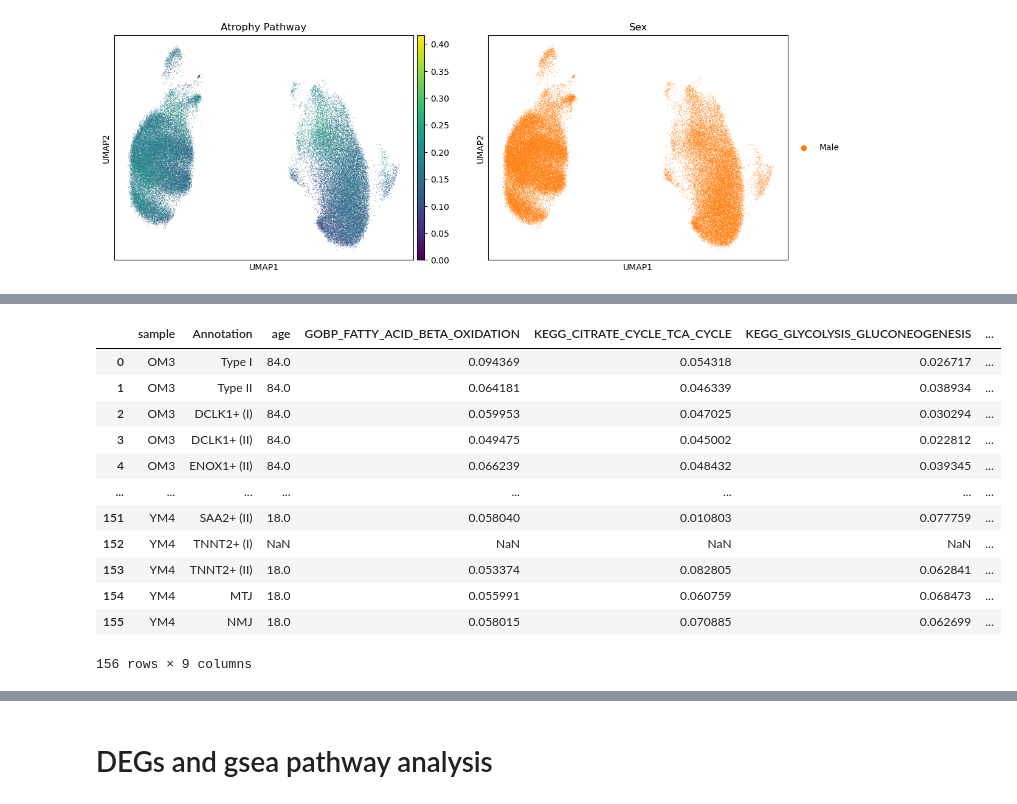
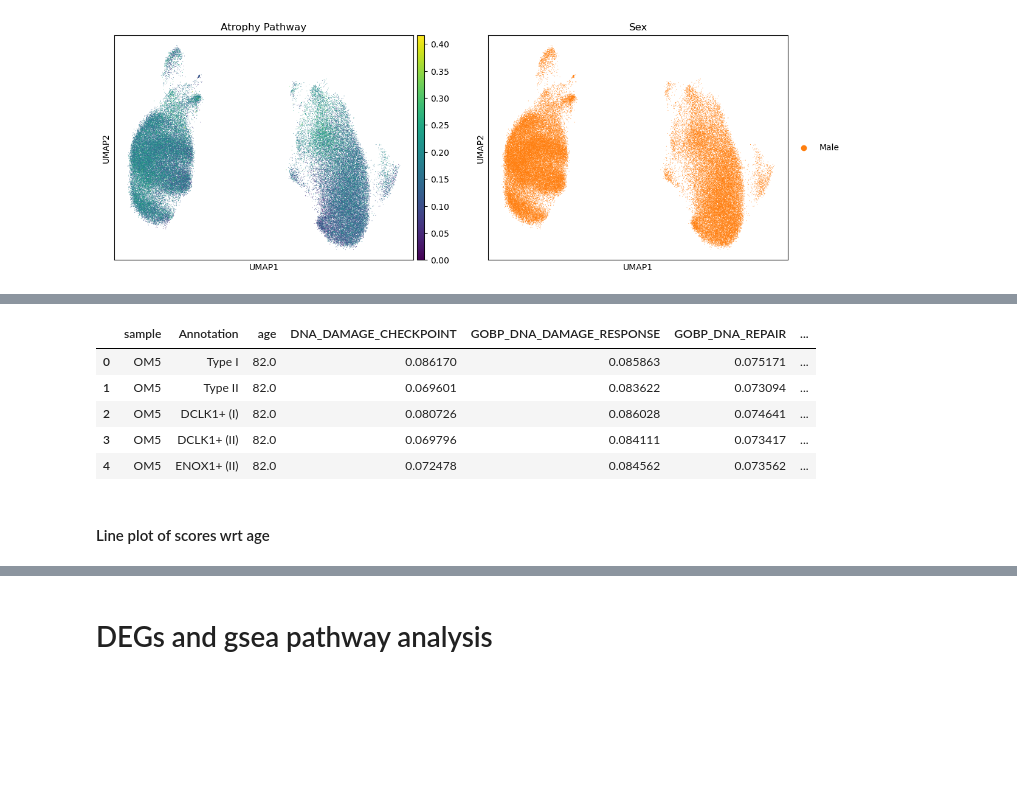
Before and after one commit to sachha-naksha/SKM_multimodal_analysis, a Jupyter notebook: py_scripts/gsea_analysis.ipynb, the cells around one changed output, grey strips where cells are left out. Saved outputs shown, nothing was run; the diff lists cells and outputs as text; code cells hidden in the pictures; blank space fills up the shorter version.

```diff
--- a/py_scripts/gsea_analysis.ipynb
+++ b/py_scripts/gsea_analysis.ipynb
@@ -209,14 +227,14 @@ decoupler.run_aucell(
 CPU times: user 14min 27s, sys: 31min 30s, total: 45min 57s
 Wall time: 5min 22s
 # %%
-# dna_damage_and_repair_pathways = [
-#     "DNA_DAMAGE_CHECKPOINT",
-#     "GOBP_DNA_DAMAGE_RESPONSE",
-#     "GOBP_DNA_REPAIR",
-#     "HALLMARK_DNA_REPAIR",
-#     "REACTOME_DNA_REPAIR",
-#     "REACTOME_G1_S_DNA_DAMAGE_CHECKPOINTS"
-# ]
+dna_damage_and_repair_pathways = [
+    "DNA_DAMAGE_CHECKPOINT",
+    "GOBP_DNA_DAMAGE_RESPONSE",
+    "GOBP_DNA_REPAIR",
+    "HALLMARK_DNA_REPAIR",
+    "REACTOME_DNA_REPAIR",
+    "REACTOME_G1_S_DNA_DAMAGE_CHECKPOINTS"
+]
 # metabolic_pathways = [
 #     "GOBP_FATTY_ACID_BETA_OXIDATION",
 #     "KEGG_CITRATE_CYCLE_TCA_CYCLE",
@@ -225,7 +243,7 @@ Wall time: 5min 22s
 #     "REACTOME_BRANCHED_CHAIN_AMINO_ACID_CATABOLISM",
 #     "REACTOME_GLUTAMATE_AND_GLUTAMINE_METABOLISM"
 # ]
-adata_male.obs["Atrophy Pathway"] = adata_male.obsm["aucell_estimate"]["Atrophy Pathway (PMID: 31325479)"]
+#adata_male.obs["Atrophy Pathway"] = adata_male.obsm["aucell_estimate"]["Atrophy Pathway (PMID: 31325479)"]
 # %% [markdown]
 ### Plot samples ordered by score to select outliers for bar-plot comparitive analysis between cohorts
 # %%
@@ -247,0 +480,2 @@ adata_male.write_h5ad(os.path.join(out_tmp, 'myofibers_male.h5ad'))
+# %%
+adata_male_downsampled = adata_male[adata_male.obs['sample'].isin(['P5', 'P13', 'OM5', 'OM7'])].copy()
@@ -248,23 +487,16 @@ adata_male.write_h5ad(os.path.join(out_tmp, 'myofibers_male.h5ad'))
 # %%
 # get a df of sample ID, sample score per cell type and age
-sample_scores = adata_male.obs[['sample','age', 'Annotation'] + metabolic_pathways].copy()
+sample_scores = adata_male_downsampled.obs[['sample','age', 'Annotation']+ dna_damage_and_repair_pathways].copy()
 # average scores per sample and group by Annotation
 sample_scores_avg = sample_scores.groupby(['sample', 'Annotation']).mean().reset_index()
-sample_scores_avg
+sample_scores_avg.head()
 # %% [output]
-|  | sample | Annotation | age | GOBP_FATTY_ACID_BETA_OXIDATION | KEGG_CITRATE_CYCLE_TCA_CYCLE | KEGG_GLYCOLYSIS_GLUCONEOGENESIS | ... |
-| 0 | OM3 | Type I | 84.0 | 0.094369 | 0.054318 | 0.026717 | ... |
-| 1 | OM3 | Type II | 84.0 | 0.064181 | 0.046339 | 0.038934 | ... |
-| 2 | OM3 | DCLK1+ (I) | 84.0 | 0.059953 | 0.047025 | 0.030294 | ... |
-| 3 | OM3 | DCLK1+ (II) | 84.0 | 0.049475 | 0.045002 | 0.022812 | ... |
-| 4 | OM3 | ENOX1+ (II) | 84.0 | 0.066239 | 0.048432 | 0.039345 | ... |
-| ... | ... | ... | ... | ... | ... | ... | ... |
-| 151 | YM4 | SAA2+ (II) | 18.0 | 0.058040 | 0.010803 | 0.077759 | ... |
-| 152 | YM4 | TNNT2+ (I) | NaN | NaN | NaN | NaN | ... |
-| 153 | YM4 | TNNT2+ (II) | 18.0 | 0.053374 | 0.082805 | 0.062841 | ... |
-| 154 | YM4 | MTJ | 18.0 | 0.055991 | 0.060759 | 0.068473 | ... |
-| 155 | YM4 | NMJ | 18.0 | 0.058015 | 0.070885 | 0.062699 | ... |
+|  | sample | Annotation | age | DNA_DAMAGE_CHECKPOINT | GOBP_DNA_DAMAGE_RESPONSE | GOBP_DNA_REPAIR | ... |
+| 0 | OM5 | Type I | 82.0 | 0.086170 | 0.085863 | 0.075171 | ... |
+| 1 | OM5 | Type II | 82.0 | 0.069601 | 0.083622 | 0.073094 | ... |
+| 2 | OM5 | DCLK1+ (I) | 82.0 | 0.080726 | 0.086028 | 0.074641 | ... |
+| 3 | OM5 | DCLK1+ (II) | 82.0 | 0.069796 | 0.084111 | 0.073417 | ... |
+| 4 | OM5 | ENOX1+ (II) | 82.0 | 0.072478 | 0.084562 | 0.073562 | ... |
-156 rows × 9 columns
 # %%
 import matplotlib.pyplot as plt
 
@@ -412,3 +643,5 @@ def plot_multi_score_lines_by_pseudotime( # Renamed for clarity
     plt.grid(True, alpha=0.3)
     plt.tight_layout()
     plt.show()
+# %% [markdown]
+#### Line plot of scores wrt age
```
Also changed, not shown: parts of 39 cells of this notebook.
